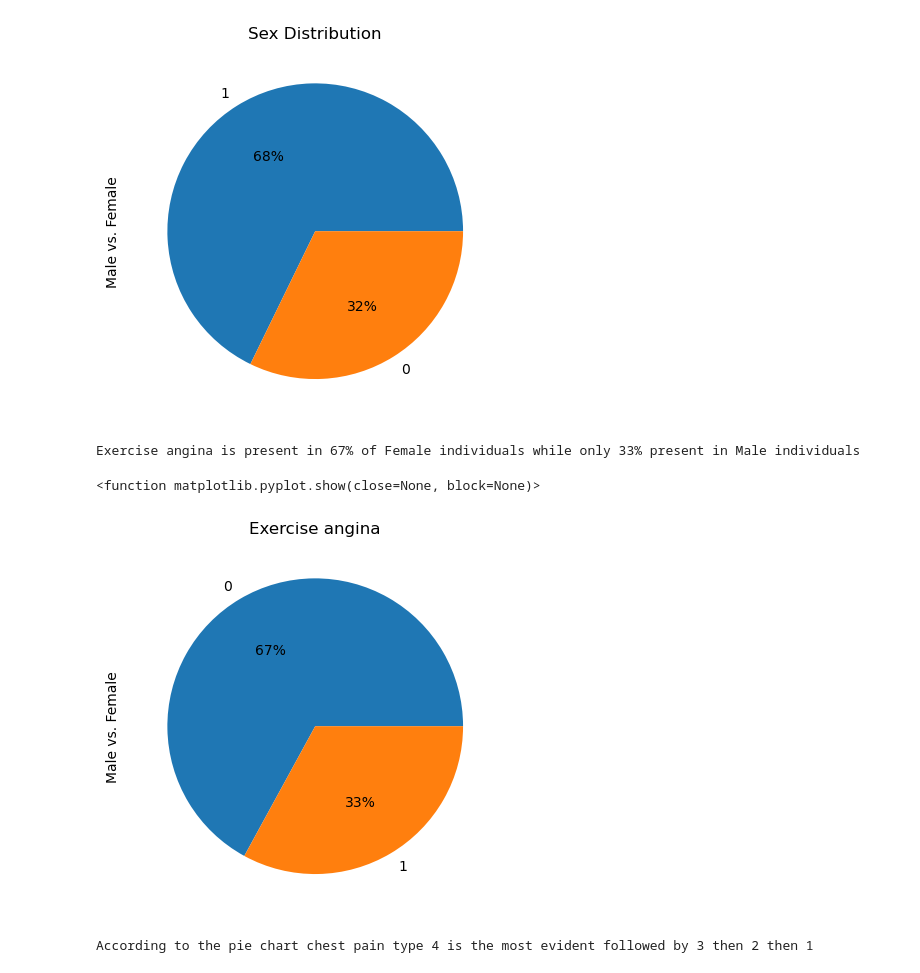
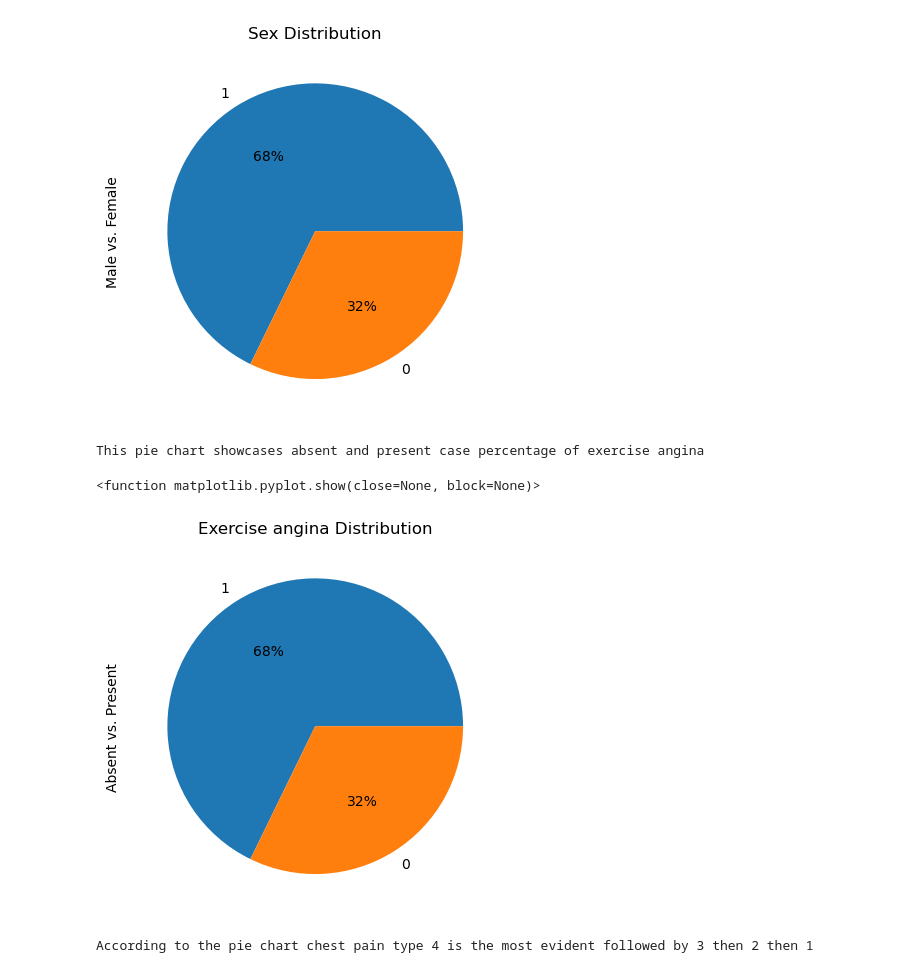
Before and after one commit to EmG3214/Project-1-Challenge, a Jupyter notebook: maincode copy.ipynb, the cells around one changed output. Saved outputs shown, nothing was run; the diff lists cells and outputs as text; code cells hidden in the pictures.

```diff
--- a/maincode copy.ipynb
+++ b/maincode copy.ipynb
@@ -5,8 +5,9 @@ from scipy import stats
 import numpy as np
 import pandas as pd
 # %%
+#study and read the file
 heart_data_path = "Resources/Heart_Disease_Prediction.csv"
-heart_data = pd.read_csv("Heart_Disease_Prediction.csv")
+heart_data = pd.read_csv(heart_data_path)
 # %%
 #This data looks very clean already, looks like there's not alot of missing data,
 #but we will go ahead and drop the na valuies
@@ -175,17 +176,25 @@ Female(0) distribution is 32% while Male(1) is 68%
 [figure]
 # %%
 #exercise angina distribution pie
-exercise_angina_distribution = heart_data["Exercise angina"].value_counts()
-exercise_angina = ["0","1"]
-exercise_angina_distribution.plot(kind = "pie",ylabel="Male vs. Female", autopct = "%1.0f%%")
+#exercise_angina_distribution = heart_data["Exercise angina"].value_counts()
+#exercise_angina = ["Absent","Present"]
+#exercise_angina_distribution.plot(kind = "pie",ylabel="Male vs. Female", autopct = "%1.0f%%")
 #display plot
-plt.title("Exercise angina")
-print("Exercise angina is present in 67% of Female individuals while only 33% present in Male individuals ")
+#plt.title("Exercise angina")
+#print("Exercise angina is present in 67% of Female individuals while only 33% present in Male individuals ")
+#plt.show
+
+exercise_angina_distribution = heart_data["Sex"].value_counts()
+exercise_angina = ["Absent","Present"]
+exercise_angina_distribution.plot(kind = "pie",ylabel="Absent vs. Present", autopct = "%1.0f%%")
+#display plot
+plt.title("Exercise angina Distribution")
+print("This pie chart showcases absent and present case percentage of exercise angina")
 plt.show
 # %% [output]
-Exercise angina is present in 67% of Female individuals while only 33% present in Male individuals
+This pie chart showcases absent and present case percentage of exercise angina
 <function matplotlib.pyplot.show(close=None, block=None)>
-[figure, old version]
+[figure, new version]
 # %%
 #chest pain distribution pie
 chest_pain_distribution = heart_data["Chest pain type"].value_counts()
```
